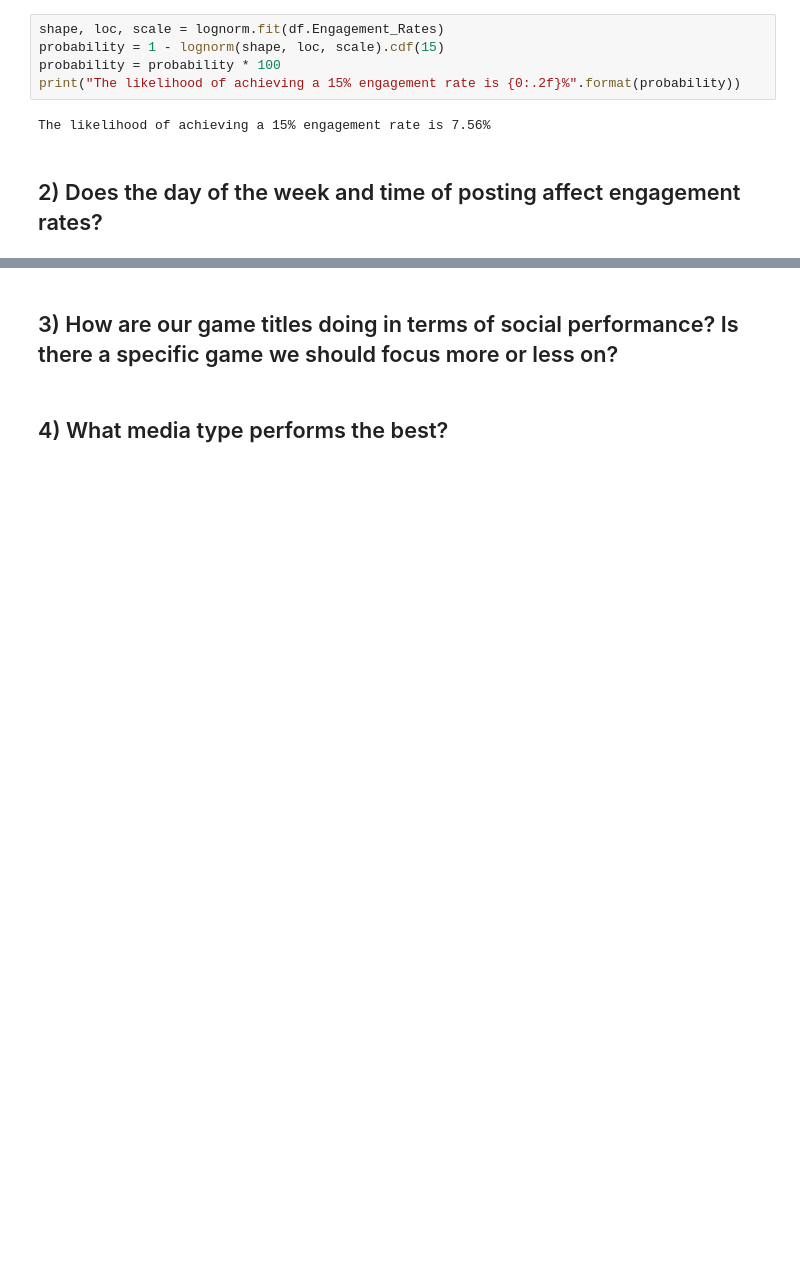
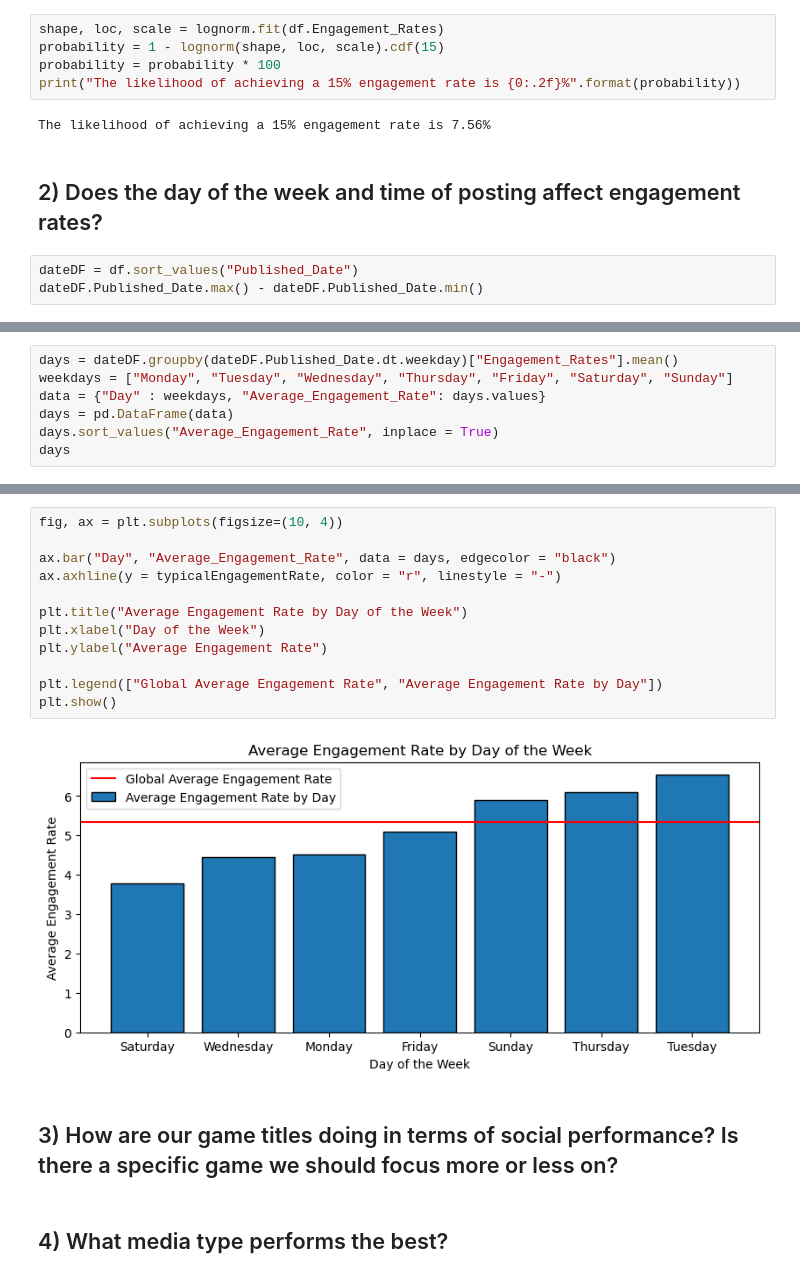
Before and after one commit to Isiah-Z-Montalvo/Evil-Geniuses-Data-Analyst-Internship-Assessment, a Jupyter notebook: Analysis.ipynb, the cells around one changed output, grey strips where cells are left out. Drawn from its saved outputs; the diff is of its cells as text; blank space fills up the shorter version.

Commit message:
Completed engagement rate by day chart

```diff
--- a/Analysis.ipynb
+++ b/Analysis.ipynb
@@ -157,3 +157,6 @@ print("The likelihood of achieving a 15% engagement rate is {0:.2f}%".format(pro
 The likelihood of achieving a 15% engagement rate is 7.56%
 # %% [markdown]
 ## 2) Does the day of the week and time of posting affect engagement rates?
+# %%
+dateDF = df.sort_values("Published_Date")
+dateDF.Published_Date.max() - dateDF.Published_Date.min()
@@ -159,0 +165,7 @@ The likelihood of achieving a 15% engagement rate is 7.56%
+# %%
+days = dateDF.groupby(dateDF.Published_Date.dt.weekday)["Engagement_Rates"].mean()
+weekdays = ["Monday", "Tuesday", "Wednesday", "Thursday", "Friday", "Saturday", "Sunday"]
+data = {"Day" : weekdays, "Average_Engagement_Rate": days.values}
+days = pd.DataFrame(data)
+days.sort_values("Average_Engagement_Rate", inplace = True)
+days
@@ -160,3 +181,17 @@ The likelihood of achieving a 15% engagement rate is 7.56%
+# %%
+fig, ax = plt.subplots(figsize=(10, 4))
+
+ax.bar("Day", "Average_Engagement_Rate", data = days, edgecolor = "black")
+ax.axhline(y = typicalEngagementRate, color = "r", linestyle = "-")
+
+plt.title("Average Engagement Rate by Day of the Week")
+plt.xlabel("Day of the Week")
+plt.ylabel("Average Engagement Rate")
+
+plt.legend(["Global Average Engagement Rate", "Average Engagement Rate by Day"])
+plt.show()
+# %% [output]
+[figure, added]
 # %% [markdown]
 ## 3) How are our game titles doing in terms of social performance? Is there a specific game we should focus more or less on?
 # %% [markdown]
```
Also changed, not shown: parts of 2 cells of this notebook.
